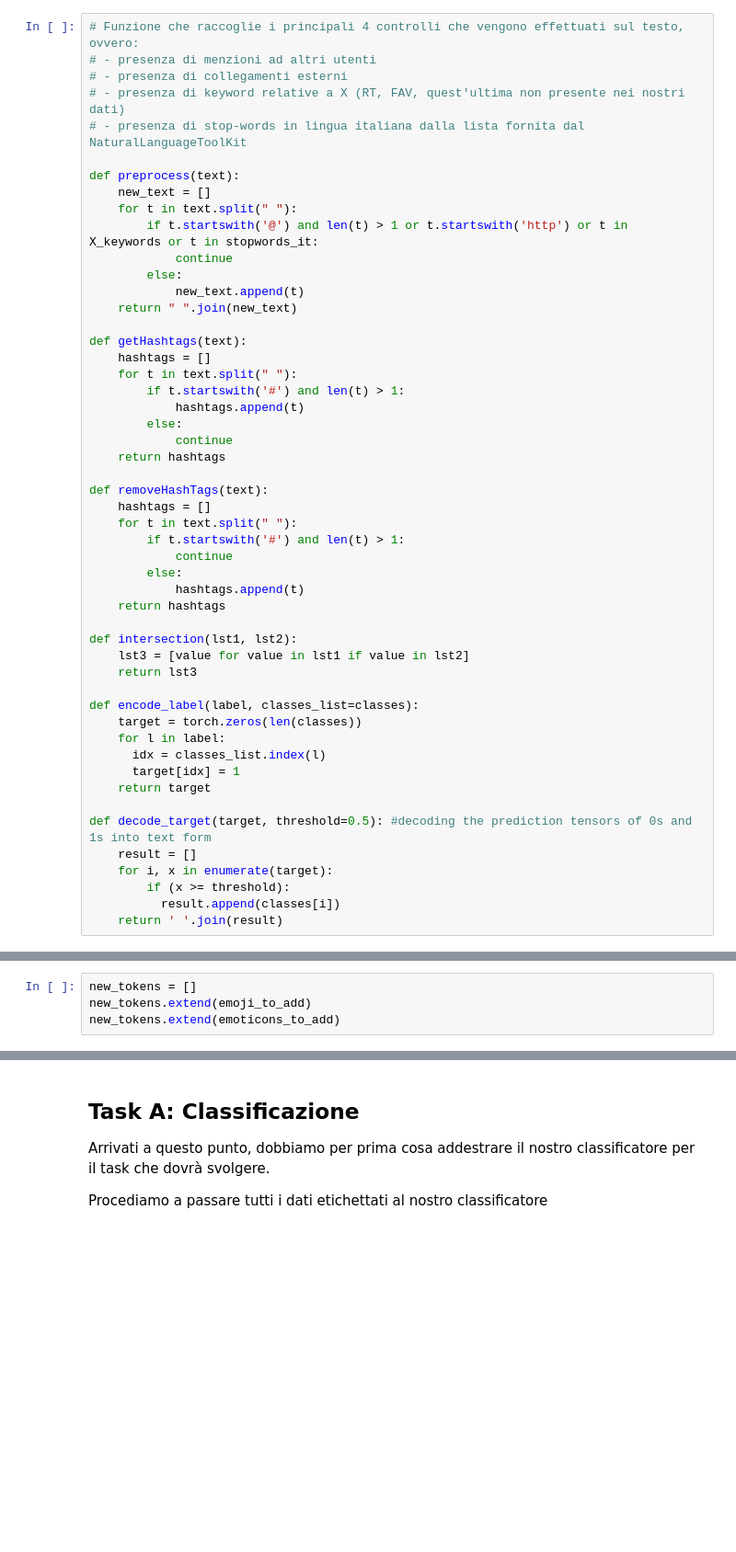
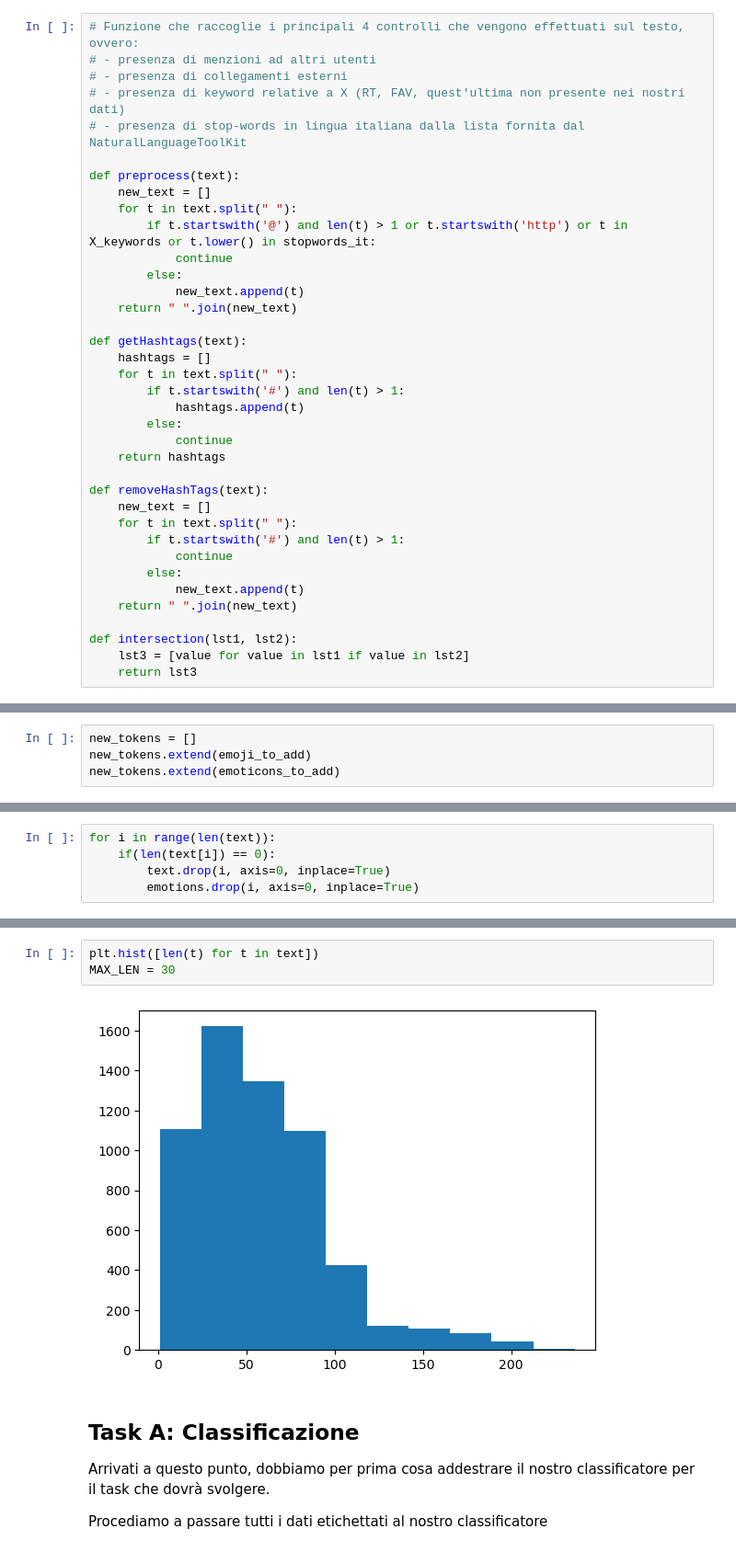
Before and after one commit to emanuelemuzio/nlp, a Jupyter notebook: TaskA.ipynb, the cells around one changed output, grey strips where cells are left out. Shown: that part at 92% size. Saved outputs shown, nothing was run; the diff lists cells and outputs as text; blank space fills up the shorter version.

```diff
--- a/TaskA.ipynb
+++ b/TaskA.ipynb
@@ -76,7 +81,7 @@ classes = list(data.columns[2:])
 def preprocess(text):
     new_text = []
     for t in text.split(" "):
-        if t.startswith('@') and len(t) > 1 or t.startswith('http') or t in X_keywords or t in stopwords_it:
+        if t.startswith('@') and len(t) > 1 or t.startswith('http') or t in X_keywords or t.lower() in stopwords_it:
             continue
         else:
             new_text.append(t)
@@ -92,31 +97,17 @@ def getHashtags(text):
     return hashtags
 
 def removeHashTags(text):
-    hashtags = []
+    new_text = []
     for t in text.split(" "):
         if t.startswith('#') and len(t) > 1:
             continue
         else:
-            hashtags.append(t)
-    return hashtags
+            new_text.append(t)
+    return " ".join(new_text)
 
 def intersection(lst1, lst2):
     lst3 = [value for value in lst1 if value in lst2]
     return lst3
-
-def encode_label(label, classes_list=classes):
-    target = torch.zeros(len(classes))
-    for l in label:
-      idx = classes_list.index(l)
-      target[idx] = 1
-    return target
-
-def decode_target(target, threshold=0.5): #decoding the prediction tensors of 0s and 1s into text form
-    result = []
-    for i, x in enumerate(target):
-        if (x >= threshold):
-          result.append(classes[i])
-    return ' '.join(result)
 # %%
 data.isna().sum()
 # %% [output]
@@ -220,0 +219,5 @@ Embedding(119803, 768)
+# %%
+for i in range(len(text)):
+    if(len(text[i]) == 0):
+        text.drop(i, axis=0, inplace=True)
+        emotions.drop(i, axis=0, inplace=True)
@@ -221,3 +228,8 @@ Embedding(119803, 768)
+# %%
+plt.hist([len(t) for t in text])
+MAX_LEN = 30
+# %% [output]
+[figure, added]
 # %% [markdown]
 ## Task A: Classificazione
 
```
Also changed, not shown: parts of 21 cells of this notebook.
